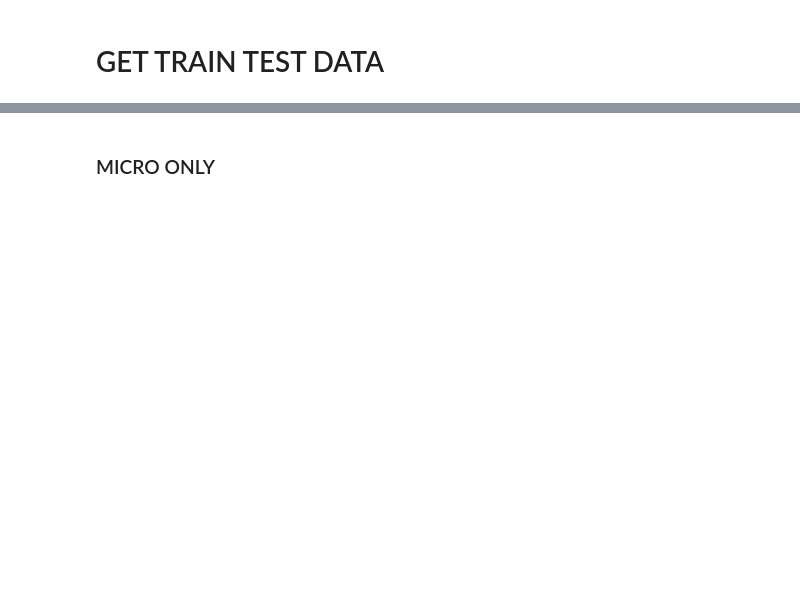
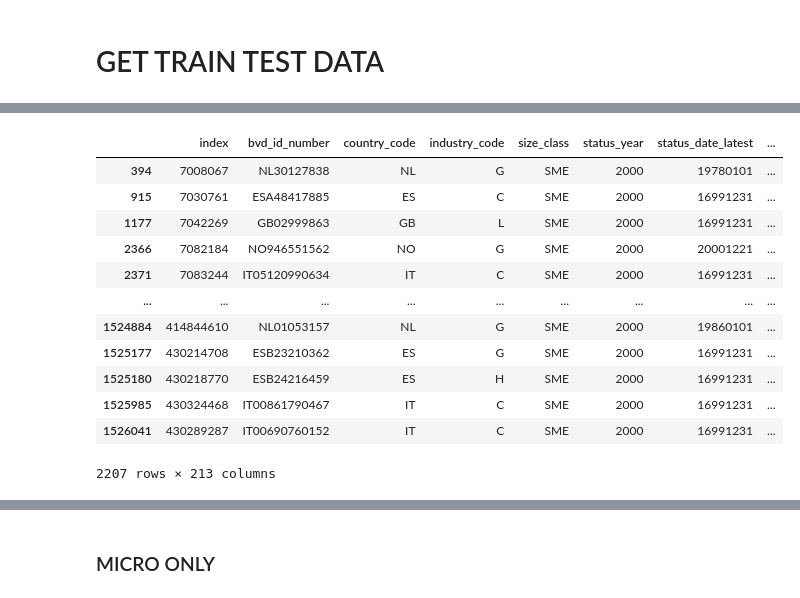
Before and after one commit to jakublaza/FCS-Zanders, a Jupyter notebook: FCS_code2.ipynb, the cells around one changed output, grey strips where cells are left out. Drawn from its saved outputs; the diff is of its cells as text; code cells hidden in the pictures; blank space fills up the shorter version.

```diff
--- a/FCS_code2.ipynb
+++ b/FCS_code2.ipynb
@@ -133,0 +202,18 @@ def get_f_importance(model):
+# %%
+data = pd.read_pickle('Erasmus_data_stresstesting_2024.pickle')
+# %%
+data[data['status_year']== 2000]
+# %% [output]
+|  | index | bvd_id_number | country_code | industry_code | size_class | status_year | status_date_latest | ... |
+| 394 | 7008067 | NL30127838 | NL | G | SME | 2000 | 19780101 | ... |
+| 915 | 7030761 | ESA48417885 | ES | C | SME | 2000 | 16991231 | ... |
+| 1177 | 7042269 | GB02999863 | GB | L | SME | 2000 | 16991231 | ... |
+| 2366 | 7082184 | NO946551562 | NO | G | SME | 2000 | 20001221 | ... |
+| 2371 | 7083244 | IT05120990634 | IT | C | SME | 2000 | 16991231 | ... |
+| ... | ... | ... | ... | ... | ... | ... | ... | ... |
+| 1524884 | 414844610 | NL01053157 | NL | G | SME | 2000 | 19860101 | ... |
+| 1525177 | 430214708 | ESB23210362 | ES | G | SME | 2000 | 16991231 | ... |
+| 1525180 | 430218770 | ESB24216459 | ES | H | SME | 2000 | 16991231 | ... |
+| 1525985 | 430324468 | IT00861790467 | IT | C | SME | 2000 | 16991231 | ... |
+| 1526041 | 430289287 | IT00690760152 | IT | C | SME | 2000 | 16991231 | ... |
+2207 rows × 213 columns
```
Also changed, not shown: parts of 66 cells of this notebook, 4 other files.
